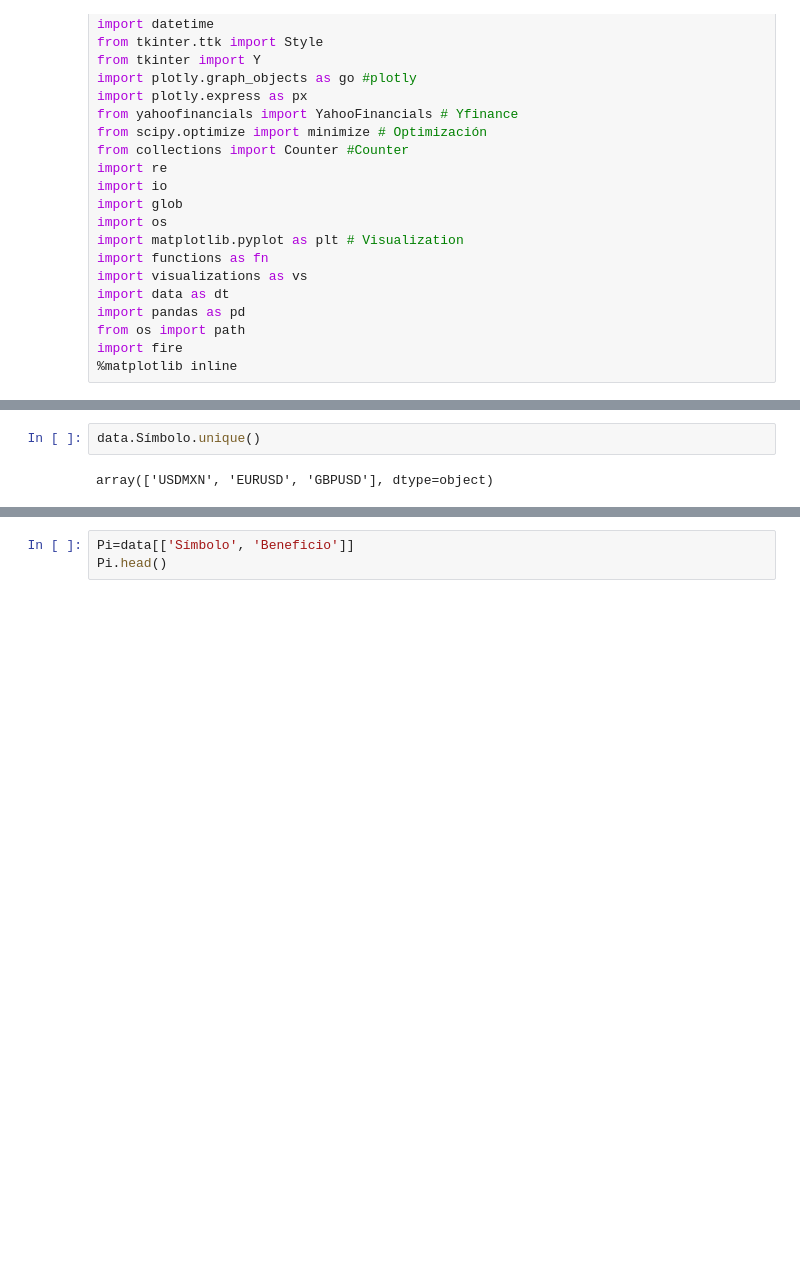
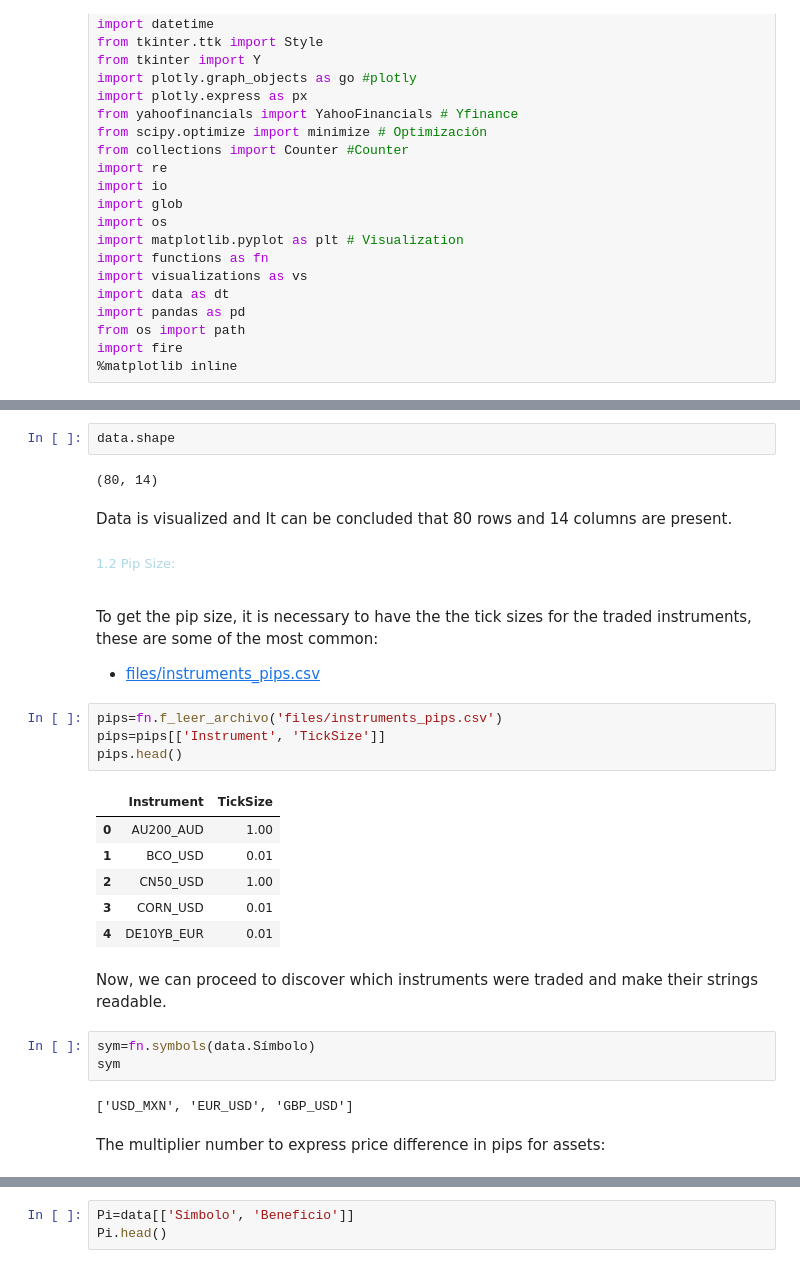
Before and after one commit to EstebanMqz/MyST_LAB_3_E3, a Jupyter notebook: notebook.ipynb, the cells around one changed output, grey strips where cells are left out. Saved outputs shown, nothing was run; the diff lists cells and outputs as text; blank space fills up the shorter version.

```diff
--- a/notebook.ipynb
+++ b/notebook.ipynb
@@ -174,4 +176,34 @@ Unique Values of the the Symbols traded were the following forex:
-# %%
-data.Símbolo.unique()
-# %% [output]
-array(['USDMXN', 'EURUSD', 'GBPUSD'], dtype=object)
+# %%
+data.shape
+# %% [output]
+(80, 14)
+# %% [markdown]
+Data is visualized and It can be concluded that 80 rows and 14 columns are present.
+# %% [markdown]
+<font color= lightblue> <font size = 2> 1.2 Pip Size: </font>
+
+
+<font color= gray>
+# %% [markdown]
+To get the pip size, it is necessary to have the the tick sizes for the traded instruments, these are some of the most common:
++ [files/instruments_pips.csv](https://github.com/EstebanMqz/MyST_LAB_3_E3/tree/Esteban/files)
+# %%
+pips=fn.f_leer_archivo('files/instruments_pips.csv')
+pips=pips[['Instrument', 'TickSize']]
+pips.head()
+# %% [output]
+|  | Instrument | TickSize |
+| 0 | AU200_AUD | 1.00 |
+| 1 | BCO_USD | 0.01 |
+| 2 | CN50_USD | 1.00 |
+| 3 | CORN_USD | 0.01 |
+| 4 | DE10YB_EUR | 0.01 |
+# %% [markdown]
+Now, we can proceed to discover which instruments were traded and make their strings readable.
+# %%
+sym=fn.symbols(data.Símbolo)
+sym
+# %% [output]
+['USD_MXN', 'EUR_USD', 'GBP_USD']
+# %% [markdown]
+The multiplier number to express price difference in pips for assets:
```
Also changed, not shown: parts of 24 cells of this notebook, 7 other files.
